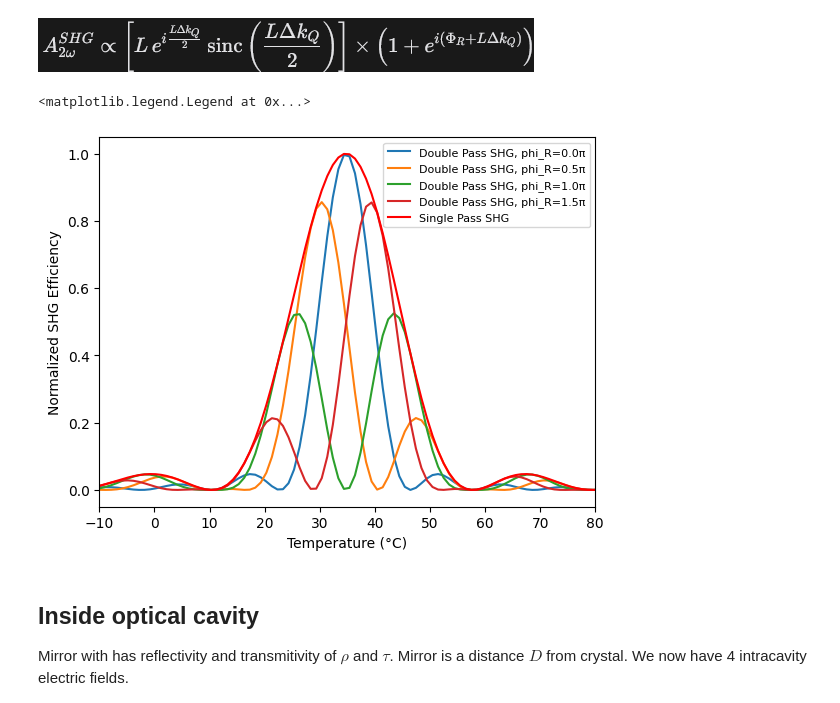
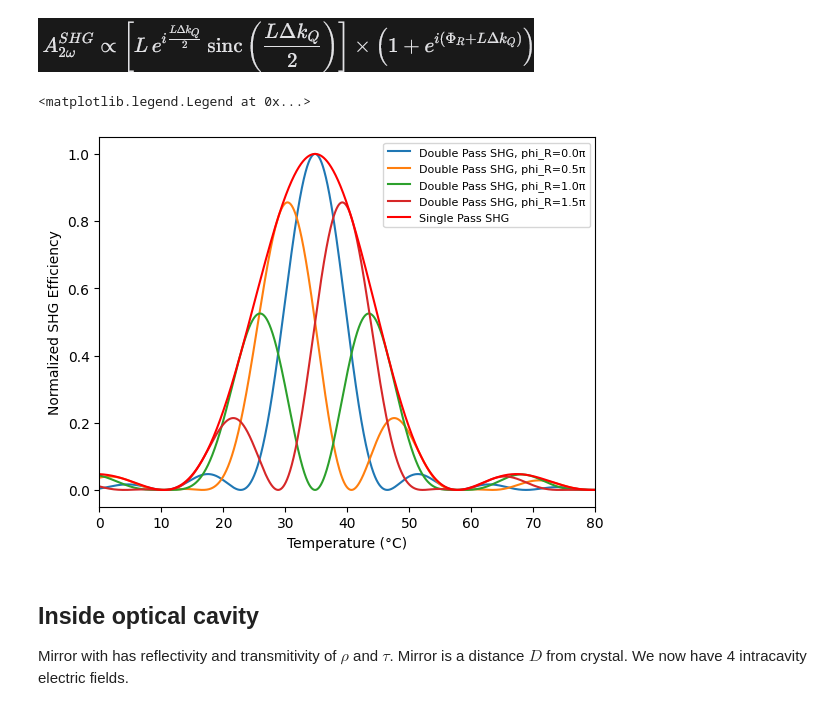
Before and after one commit to qpit/Eskild-Project-2026, a Jupyter notebook: main_document.ipynb, the cells around one changed output. Drawn from its saved outputs; the diff is of its cells as text; code cells hidden in the pictures.

```diff
--- a/main_document.ipynb
+++ b/main_document.ipynb
@@ -77,7 +78,7 @@ ax.plot(wavelengths, n_values)
 [<matplotlib.lines.Line2D at 0x...>]
 [figure]
 # %%
-temperature = np.linspace(200, 400, 200)  # Temperature in Kelvin
+temperature = np.linspace(273, 273+100, 20000)  # Temperature in Kelvin
 #Frequency for 1550 nm
 wavelengths = np.array([1550, 775])  # Wavelengths in nm
 c = 299792458
@@ -113,22 +114,22 @@ For perfect edges Δr and Δl are 0 and assuming undepleted pump such that A_ome
 # %%
 phi_R = np.pi*np.array([0,1/2,1,3/2])
 double_pass_val = []
 for i in tq.tqdm(range(len(phi_R))):
     double_pass_SHG_output = double_pass_SHG(QPM, L, phi_R[i])
     double_pass_val.append(double_pass_SHG_output)
 fig, ax = plt.subplots()
 ax.set_xlabel("Temperature (°C)")
 ax.set_ylabel("SHG at output (a.u.)")
 for i in range(len(phi_R)):
     double_pass_SHG_output = double_pass_val[i]
     ax.plot(temperature - 273.15, (double_pass_SHG_output/L)**2 /4, label=f'Double Pass SHG, phi_R={phi_R[i]/np.pi}π')
 ax.plot(temperature - 273.15, (SHG_output/L)**2, color='r', label='Single Pass SHG')
 ax.set_ylabel("Normalized SHG Efficiency")
-ax.set_xlim(-10,80)
+ax.set_xlim(0,80)
 ax.legend(prop={'size':8})
 # %% [output]
 <matplotlib.legend.Legend at 0x...>
-[figure, old version]
+[figure, new version]
 # %% [markdown]
 ## Inside optical cavity
 Mirror with has reflectivity and transmitivity of $\rho$ and $\tau$. Mirror is a distance $D$ from crystal. We now have 4 intracavity electric fields.
```
Also changed, not shown: parts of 7 cells of this notebook, 1 other file.
